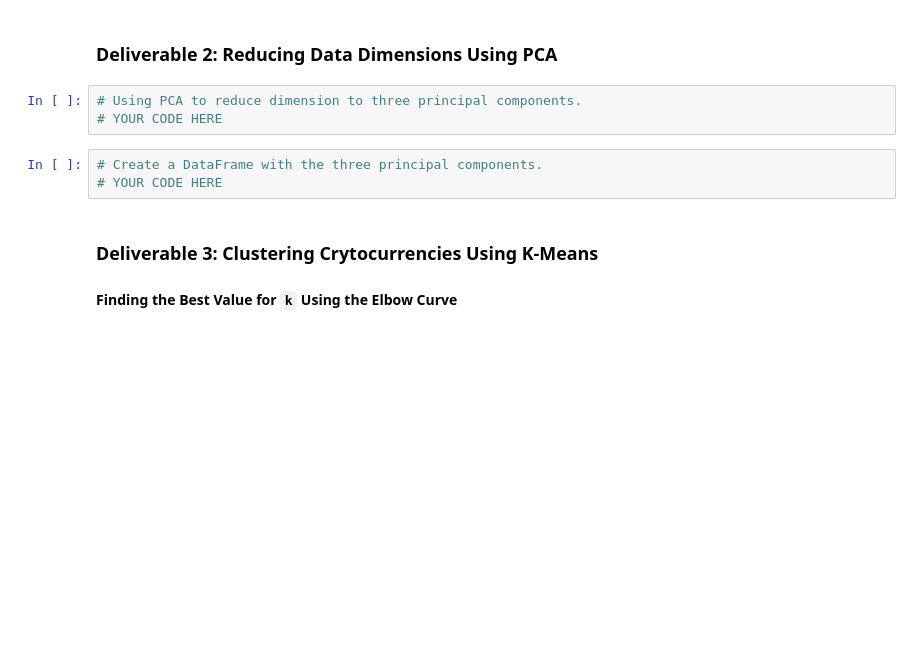
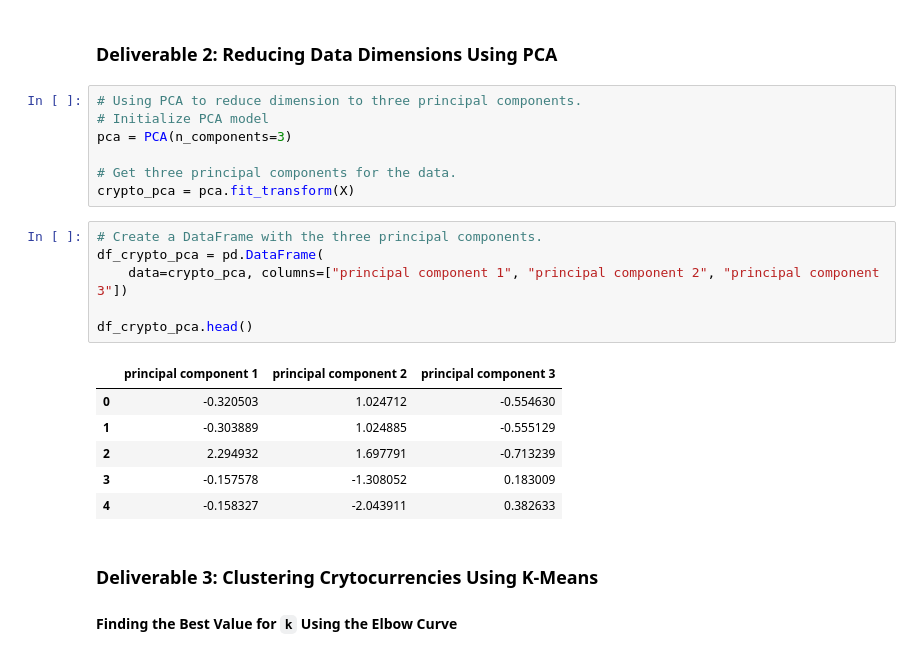
Before and after one commit to jmmadson/Cryptocurrencies, a Jupyter notebook: crypto_clustering.ipynb, the cells around one changed output. Drawn from its saved outputs; the diff is of its cells as text; blank space fills up the shorter version.

```diff
--- a/crypto_clustering.ipynb
+++ b/crypto_clustering.ipynb
@@ -163,10 +163,24 @@ print(X)
 ### Deliverable 2: Reducing Data Dimensions Using PCA
 # %%
 # Using PCA to reduce dimension to three principal components.
-# YOUR CODE HERE
+# Initialize PCA model
+pca = PCA(n_components=3)
+
+# Get three principal components for the data.
+crypto_pca = pca.fit_transform(X)
 # %%
 # Create a DataFrame with the three principal components.
-# YOUR CODE HERE
+df_crypto_pca = pd.DataFrame(
+    data=crypto_pca, columns=["principal component 1", "principal component 2", "principal component 3"])
+
+df_crypto_pca.head()
+# %% [output]
+|  | principal component 1 | principal component 2 | principal component 3 |
+| 0 | -0.320503 | 1.024712 | -0.554630 |
+| 1 | -0.303889 | 1.024885 | -0.555129 |
+| 2 | 2.294932 | 1.697791 | -0.713239 |
+| 3 | -0.157578 | -1.308052 | 0.183009 |
+| 4 | -0.158327 | -2.043911 | 0.382633 |
 # %% [markdown]
 ### Deliverable 3: Clustering Crytocurrencies Using K-Means
 
```
